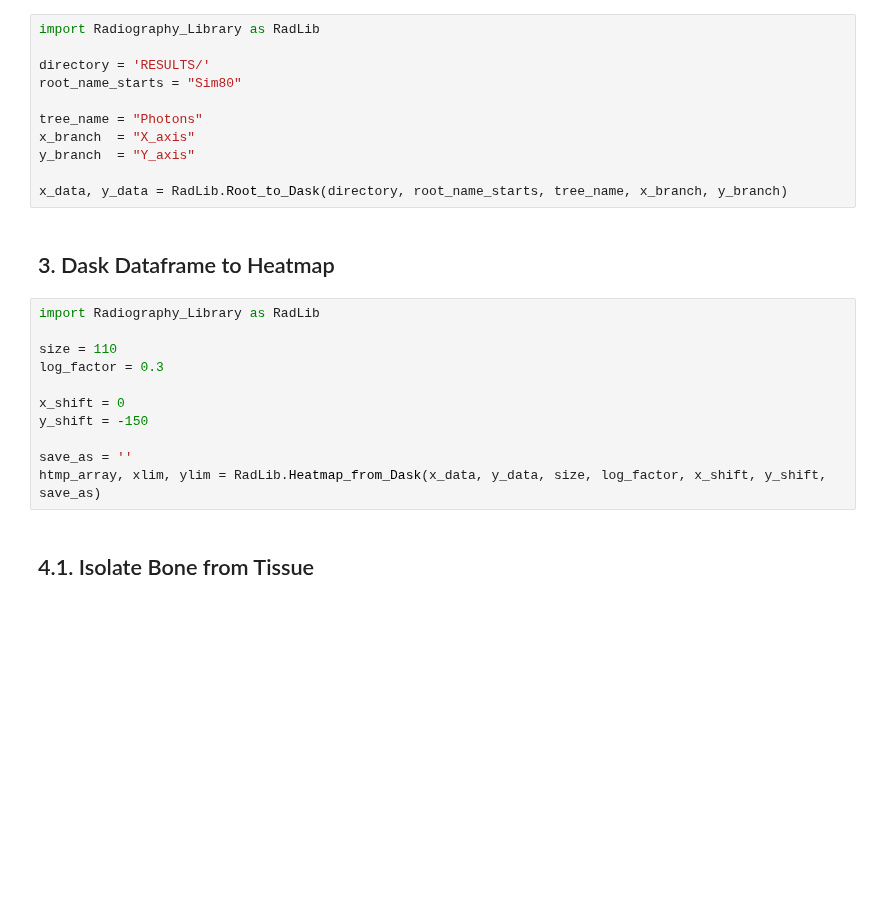
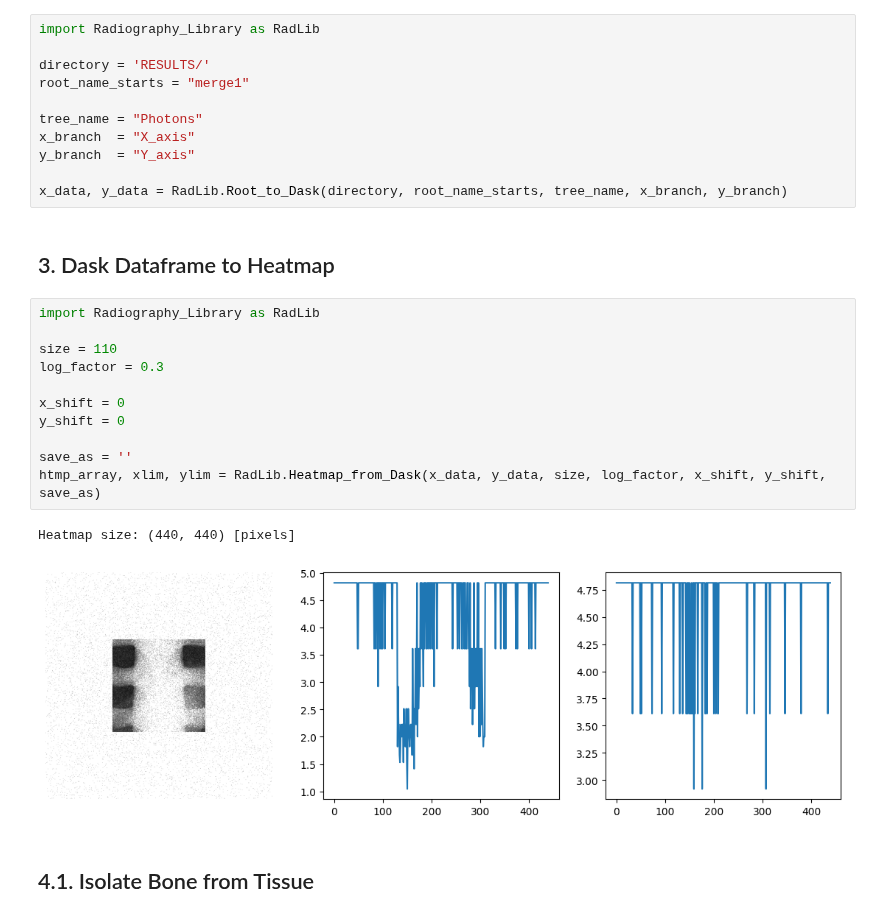
Before and after one commit to miguelcomett/G4_IFI-Team_2024, a Jupyter notebook: miguelcomett/Radiography_2.ipynb, the cells around one changed output. Cells and saved outputs as stored; diff of their text form; blank space fills up the shorter version.

```diff
--- a/miguelcomett/Radiography_2.ipynb
+++ b/miguelcomett/Radiography_2.ipynb
@@ -14,7 +14,7 @@ RadLib.Merge_Roots(directory, starts_with, output_name)
 import Radiography_Library as RadLib
 
 directory = 'RESULTS/'
-root_name_starts = "Sim80"
+root_name_starts = "merge1"
 
 tree_name = "Photons"
 x_branch  = "X_axis"
@@ -26,14 +26,17 @@ x_data, y_data = RadLib.Root_to_Dask(directory, root_name_starts, tree_name, x_b
 # %%
 import Radiography_Library as RadLib
 
 size = 110
 log_factor = 0.3
 
 x_shift = 0
-y_shift = -150
+y_shift = 0
 
 save_as = ''
 htmp_array, xlim, ylim = RadLib.Heatmap_from_Dask(x_data, y_data, size, log_factor, x_shift, y_shift, save_as)
+# %% [output]
+Heatmap size: (440, 440) [pixels]
+[figure, added]
 # %% [markdown]
 ## 4.1. Isolate Bone from Tissue
 # %%
```
Also changed, not shown: 9 other files.
